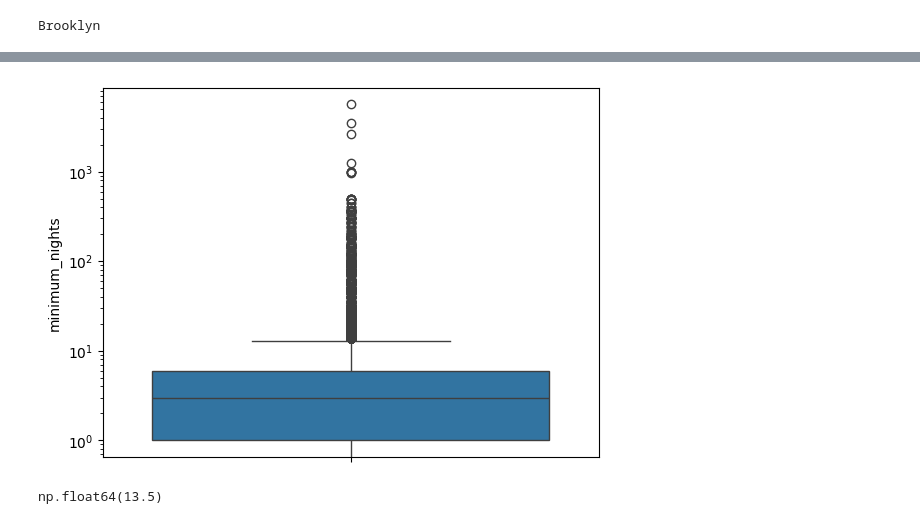
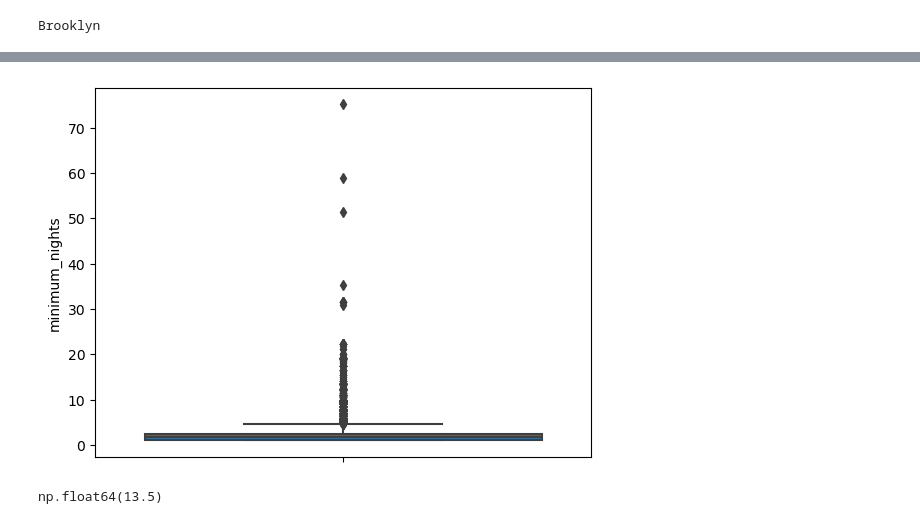
Before and after one commit to saeed-datageek/airbnb-data-analysis, a Jupyter notebook: notebook/airbnb.ipynb, the cells around one changed output, grey strips where cells are left out. Cells and saved outputs as stored; diff of their text form; code cells hidden in the pictures.

```diff
--- a/notebook/airbnb.ipynb
+++ b/notebook/airbnb.ipynb
@@ -570,5 +431,0 @@ TypeError: expected string or bytes-like object, got 'float'
-# %%
-# To convert $ or anyhing that is not digit or nan to '' in service fee
-
-idx = df1.loc[~df1['service_fee'].isnull()].index
-df1.loc[idx, 'service_fee'] = df1.loc[idx].apply(lambda x:re.sub(r'\D','',x['service_fee']),axis=1)
@@ -577,2 +432,3 @@ df1['service_fee'] = pd.to_numeric(df1['service_fee'])
-# %%
-df1['service_fee'] = df1['service_fee'].fillna(df1['service_fee'].median())
+# %%
+# To convert $ or anyhing that is not digit or nan to '' in service fee
+df1.loc[~df1['service_fee'].isna(),'service_fee']= df1.loc[~df1['service_fee'].isna()].apply(lambda x:re.sub(r'\D','',x['service_fee']),axis=1)
@@ -578,0 +439,3 @@ df1['service_fee'] = df1['service_fee'].fillna(df1['service_fee'].median())
+# %%
+df1['service_fee'] = pd.to_numeric(df1['service_fee'])
+df1.loc[df1['service_fee'].isna(),'service_fee'] = round(df1['service_fee'].median())
@@ -583,9 +459,9 @@ df1.minimum_nights.min() , df1.minimum_nights.max()
 # %%
-sns.boxplot(data=df1, y='minimum_nights')
-plt.yscale('log')
+sns.boxplot(data=df1, y=np.sqrt(df1['minimum_nights']))
+
 plt.show()
 # %% [output]
-[figure, old version]
+[figure, new version]
 # %%
 Q1 = df1['minimum_nights'].quantile(0.25)
 Q3 = df1['minimum_nights'].quantile(0.75)
```
Also changed, not shown: parts of 106 cells of this notebook.
